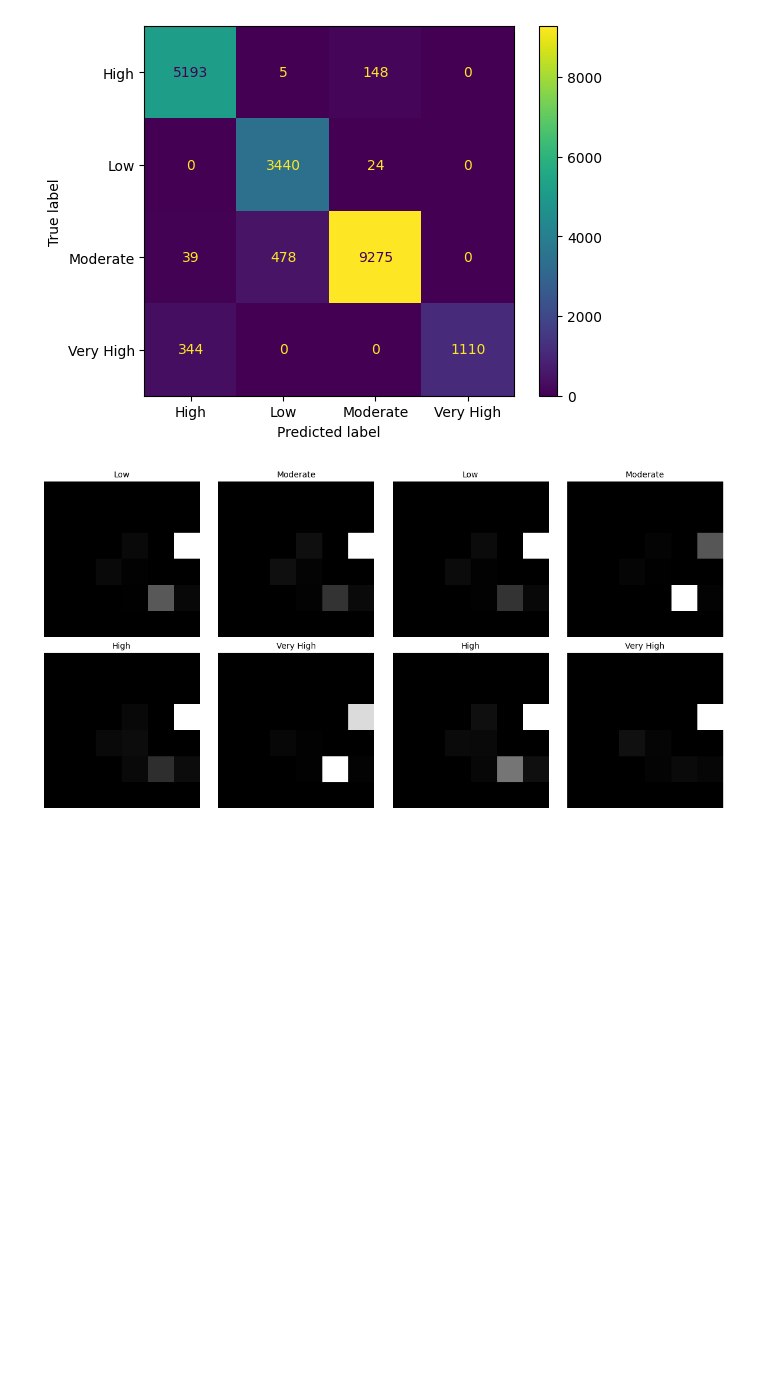
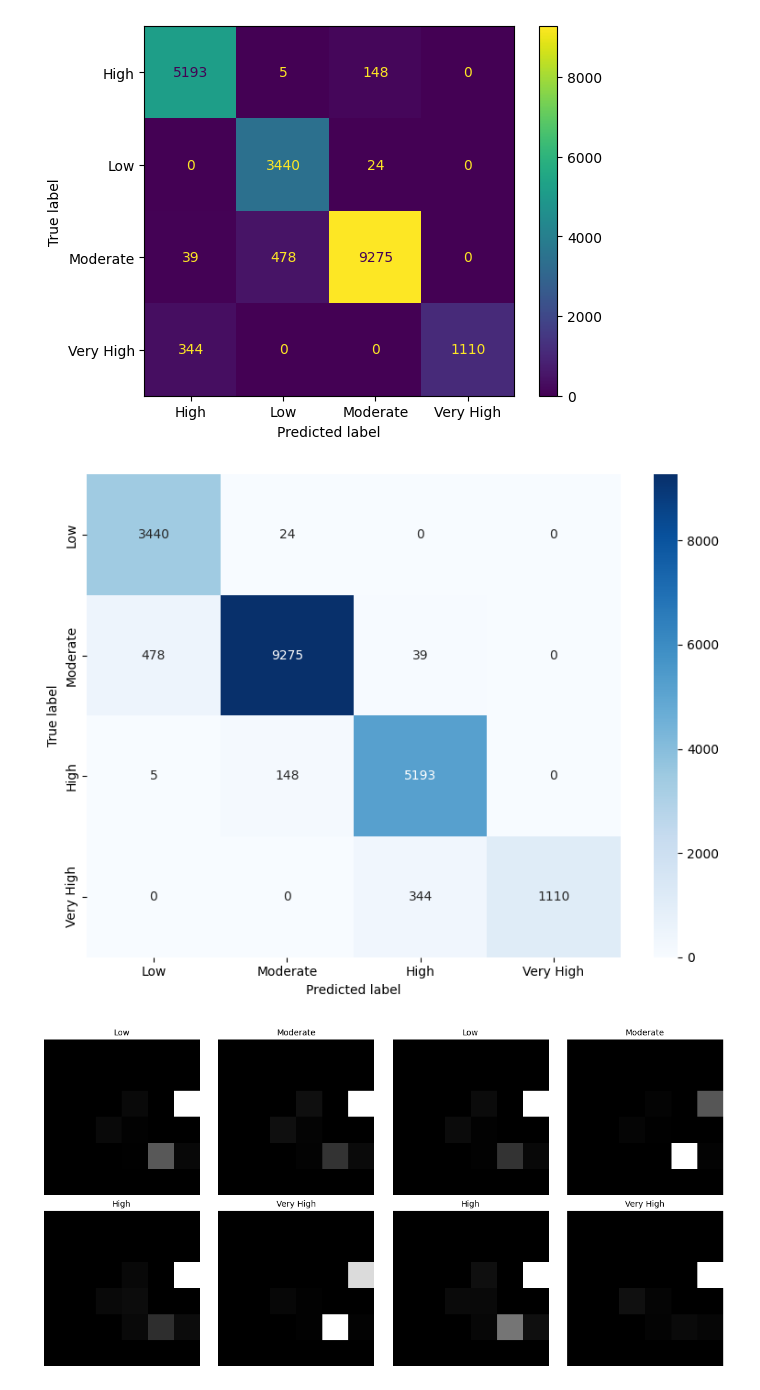
Before and after one commit to arielposada/tabular-data-to-images, a Jupyter notebook: VortexFeaturePositioning/Covid/vortex_covid.ipynb, the cells around one changed output. Saved outputs shown, nothing was run; the diff lists cells and outputs as text; code cells hidden in the pictures; blank space fills up the shorter version.

```diff
--- a/VortexFeaturePositioning/Covid/vortex_covid.ipynb
+++ b/VortexFeaturePositioning/Covid/vortex_covid.ipynb
@@ -296,6 +295,44 @@ Recall: 0.9482449142401277
 _ = ConfusionMatrixDisplay.from_predictions(y_test_tensor, test_predicted, display_labels=le.classes_)
 # %% [output]
 [figure]
+# %%
+import numpy as np
+import matplotlib.pyplot as plt
+import seaborn as sns
+
+# Nuevo orden de etiquetas
+labels = ["Low", "Moderate", "High", "Very High"]
+
+# Matriz original
+cm_original = np.array([
+    [5193,    5,  148,    0],   # True: High
+    [   0, 3440,   24,    0],   # True: Low
+    [  39,  478, 9275,    0],   # True: Moderate
+    [ 344,    0,    0, 1110],   # True: Very High
+])
+
+# Reordenar matriz según el nuevo orden de etiquetas
+# Orden actual: [High, Low, Moderate, Very High]
+# Nuevo orden:  [Low, Moderate, High, Very High]
+order = [1, 2, 0, 3]
+cm_reordered = cm_original[order, :][:, order]
+
+plt.figure(figsize=(8, 6))
+ax = sns.heatmap(
+    cm_reordered,
+    annot=True,
+    fmt="d",
+    cmap="Blues",
+    cbar=True,
+    xticklabels=labels,
+    yticklabels=labels
+)
+ax.set_xlabel("Predicted label")
+ax.set_ylabel("True label")
+plt.tight_layout()
+plt.show()
+# %% [output]
+[figure, added]
 # %%
 import matplotlib.pyplot as plt
 import random
```
Also changed, not shown: parts of 1 cell of this notebook.
